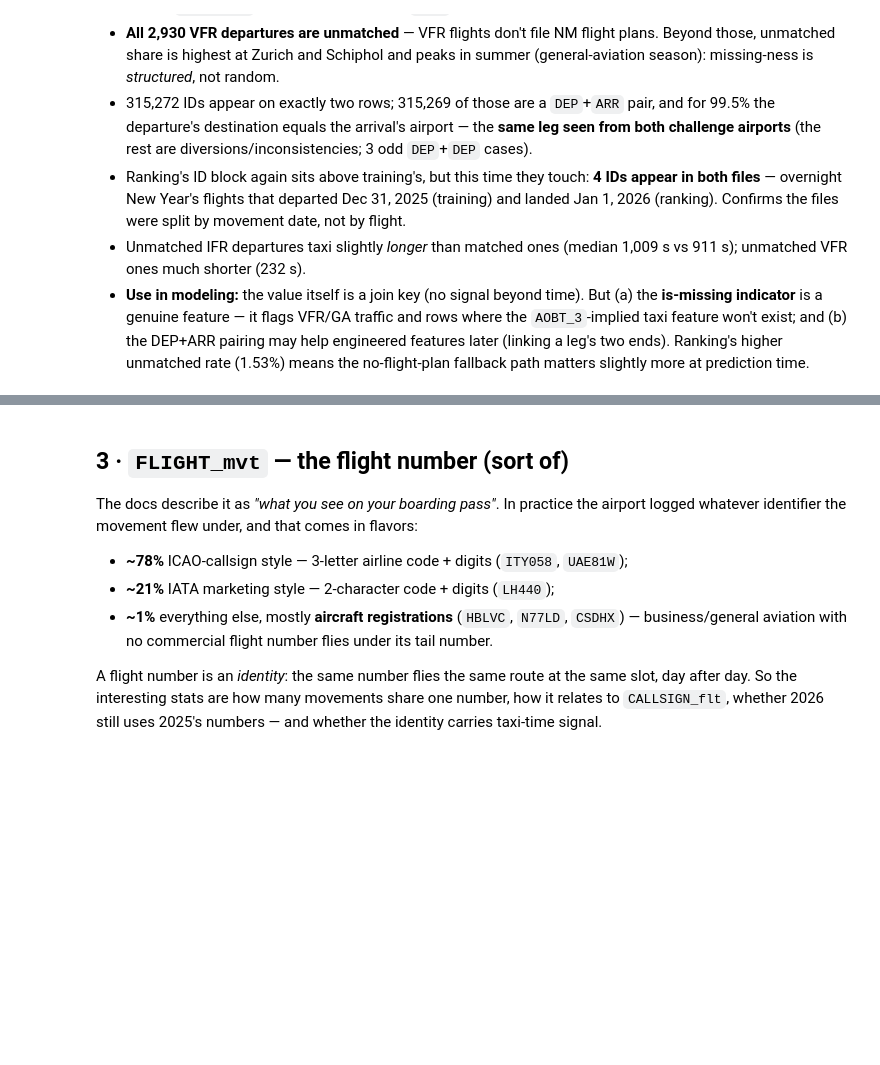
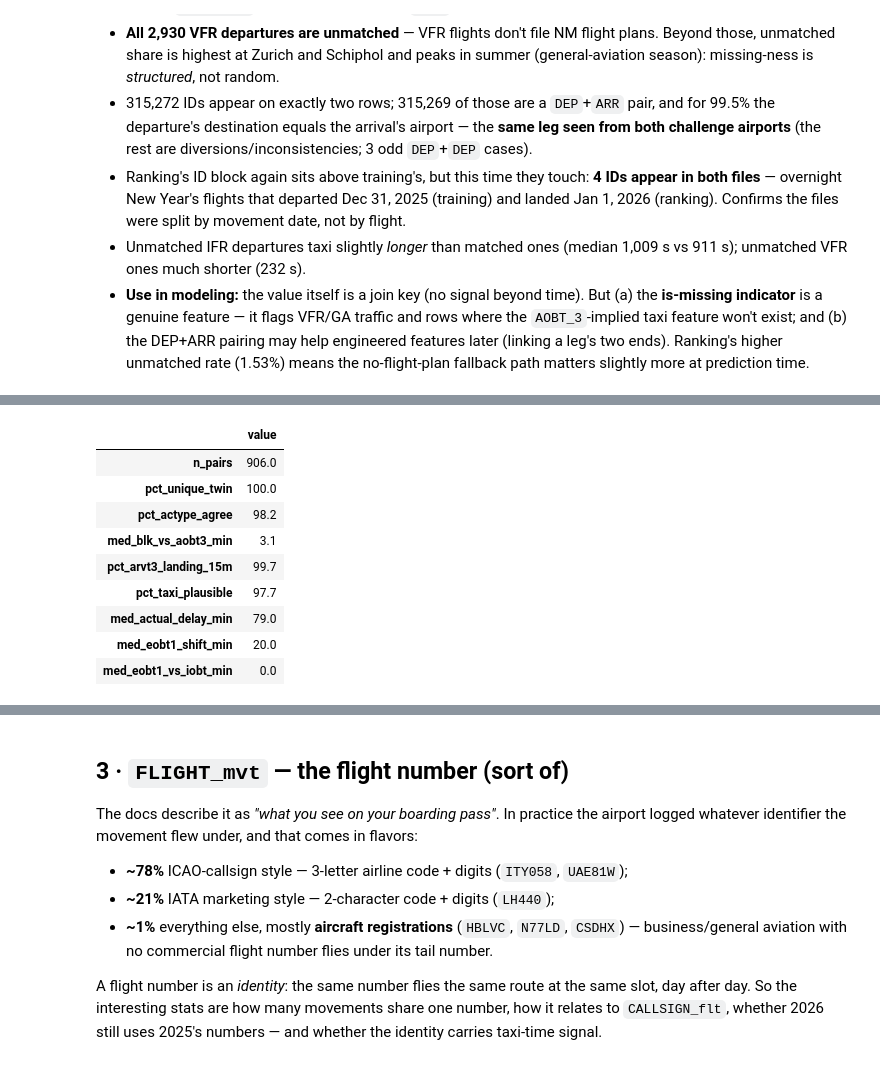
Before and after one commit to Goxmen/prc2026-unique-rose, a Jupyter notebook: eda/feature_sweep.ipynb, the cells around one changed output, grey strips where cells are left out. Cells and saved outputs as stored; diff of their text form; code cells hidden in the pictures; blank space fills up the shorter version.

```diff
--- a/eda/feature_sweep.ipynb
+++ b/eda/feature_sweep.ipynb
@@ -306,0 +490,45 @@ plt.show()
+# %%
+# sanity checks + mechanism: profile the recovered pairs (training)
+PAIRS = f"""
+    SELECT u.MVT_ID_mvt, u.AIRCRAFT_TYPE_mvt u_type, a.AIRCRAFT_TYPE_mvt a_type,
+           u.BLOCK_TIME_UTC_mvt u_block, u.SCHED_TIME_UTC_mvt u_sched,
+           u.MVT_TIME_UTC_mvt u_takeoff, a.MVT_TIME_UTC_mvt a_landing,
+           a.AOBT_3_flt aobt3, a.EOBT_1_flt eobt1, a.IOBT_flt iobt, a.ARVT_3_flt arvt3,
+           count(*) OVER (PARTITION BY u.MVT_ID_mvt) n_cand,
+           row_number() OVER (PARTITION BY u.MVT_ID_mvt ORDER BY a.MVT_TIME_UTC_mvt) rn
+    FROM {T} u JOIN {T} a
+      ON a.PHASE_mvt = 'ARR' AND a.FLIGHT_mvt = u.FLIGHT_mvt
+     AND a.ADES_mvt = u.ADES_mvt AND a.ADEP_mvt = u.ADEP_mvt
+     AND a.MVT_TIME_UTC_mvt BETWEEN u.MVT_TIME_UTC_mvt
+                                AND u.MVT_TIME_UTC_mvt + INTERVAL 8 HOUR
+     AND a.FLIGHT_ID_mvt IS NOT NULL AND a.CALLSIGN_flt IS NOT NULL
+    WHERE u.PHASE_mvt = 'DEP' AND u.FLIGHT_ID_mvt IS NULL
+      AND u.ADES_mvt IN {APS} AND u.FLIGHT_mvt IS NOT NULL"""
+
+sanity = con.sql(f"""
+    SELECT count(*) n_pairs,
+      round(100.0*count(*) FILTER (n_cand = 1)/count(*), 1) pct_unique_twin,
+      round(100.0*count(*) FILTER (u_type = a_type)
+            /count(*) FILTER (u_type IS NOT NULL AND a_type IS NOT NULL), 1) pct_actype_agree,
+      round(quantile_cont(abs(epoch(u_block - aobt3))/60.0, 0.5), 1) med_blk_vs_aobt3_min,
+      round(100.0*count(*) FILTER (abs(epoch(a_landing - arvt3)) <= 900)
+            /count(*) FILTER (arvt3 IS NOT NULL), 1) pct_arvt3_landing_15m,
+      round(100.0*count(*) FILTER (epoch(u_takeoff - aobt3) BETWEEN 120 AND 3600)
+            /count(*) FILTER (aobt3 IS NOT NULL), 1) pct_taxi_plausible,
+      -- the mechanism: actual delay vs how far the plan's EOBT ever moved
+      round(quantile_cont(epoch(u_block - u_sched)/60.0, 0.5)) med_actual_delay_min,
+      round(quantile_cont(epoch(eobt1 - u_sched)/60.0, 0.5)) med_eobt1_shift_min,
+      round(quantile_cont(epoch(eobt1 - iobt)/60.0, 0.5)) med_eobt1_vs_iobt_min
+    FROM ({PAIRS}) WHERE rn = 1""").df()
+sanity.T.rename(columns={0: "value"})
+# %% [output]
+|  | value |
+| n_pairs | 906.0 |
+| pct_unique_twin | 100.0 |
+| pct_actype_agree | 98.2 |
+| med_blk_vs_aobt3_min | 3.1 |
+| pct_arvt3_landing_15m | 99.7 |
+| pct_taxi_plausible | 97.7 |
+| med_actual_delay_min | 79.0 |
+| med_eobt1_shift_min | 20.0 |
+| med_eobt1_vs_iobt_min | 0.0 |
```
Also changed, not shown: parts of 18 cells of this notebook.
